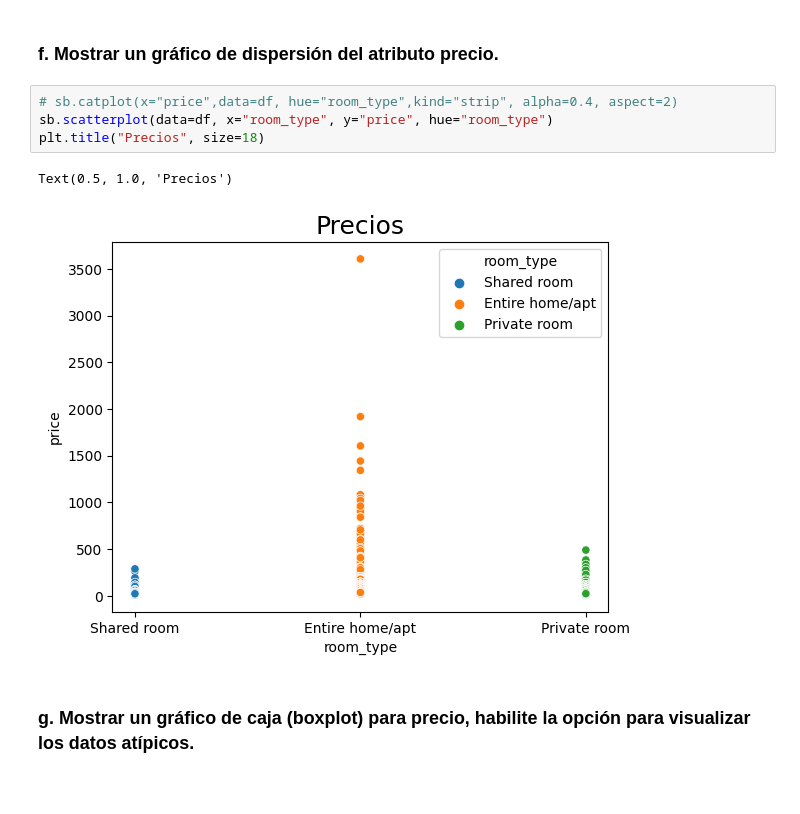
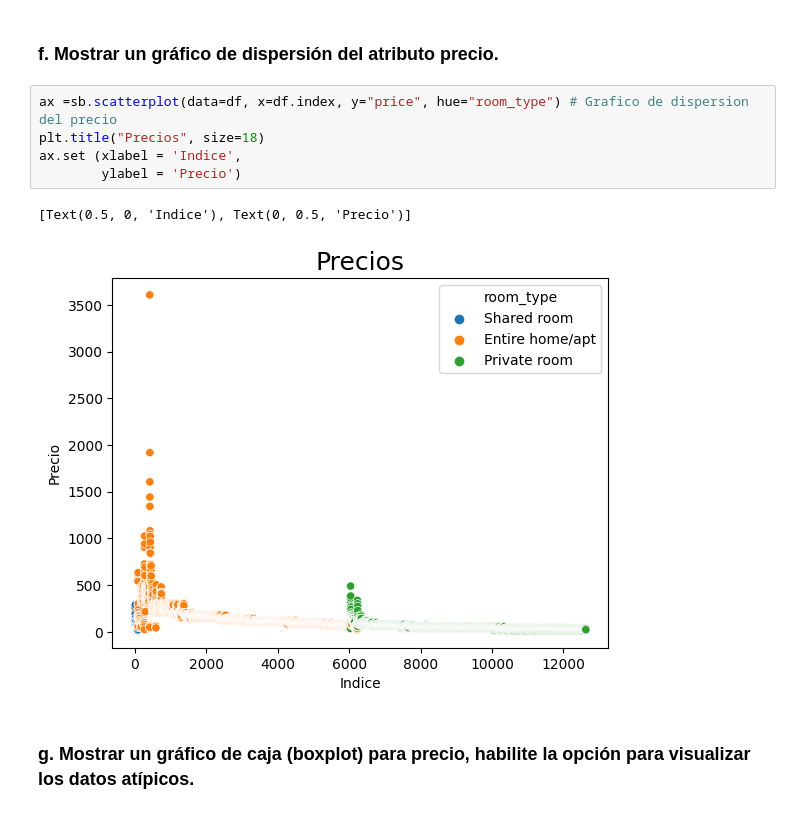
Before and after one commit to villa85/curso_python_2, a Jupyter notebook: Proyecto_III_Visualización_de_Datos/PROYECTO3_YUNIEL_VILLALON_PYTHON20.ipynb, the cells around one changed output. Cells and saved outputs as stored; diff of their text form.

```diff
--- a/Proyecto_III_Visualización_de_Datos/PROYECTO3_YUNIEL_VILLALON_PYTHON20.ipynb
+++ b/Proyecto_III_Visualización_de_Datos/PROYECTO3_YUNIEL_VILLALON_PYTHON20.ipynb
@@ -115,11 +120,12 @@ Text(0.5, 1.0, 'Porcentaje por tipos de alojamientos.')
 # %% [markdown]
 ### f.  Mostrar un gráfico de dispersión del atributo precio.
 # %%
-# sb.catplot(x="price",data=df, hue="room_type",kind="strip", alpha=0.4, aspect=2)
-sb.scatterplot(data=df, x="room_type", y="price", hue="room_type")
+ax =sb.scatterplot(data=df, x=df.index, y="price", hue="room_type") # Grafico de dispersion del precio
 plt.title("Precios", size=18)
+ax.set (xlabel = 'Indice',
+        ylabel = 'Precio')
 # %% [output]
-Text(0.5, 1.0, 'Precios')
+[Text(0.5, 0, 'Indice'), Text(0, 0.5, 'Precio')]
-[figure, old version]
+[figure, new version]
 # %% [markdown]
 ### g.  Mostrar un gráfico de caja (boxplot) para precio, habilite la opción para visualizar los datos atípicos.
```
Also changed, not shown: parts of 19 cells of this notebook, 1 other file.
